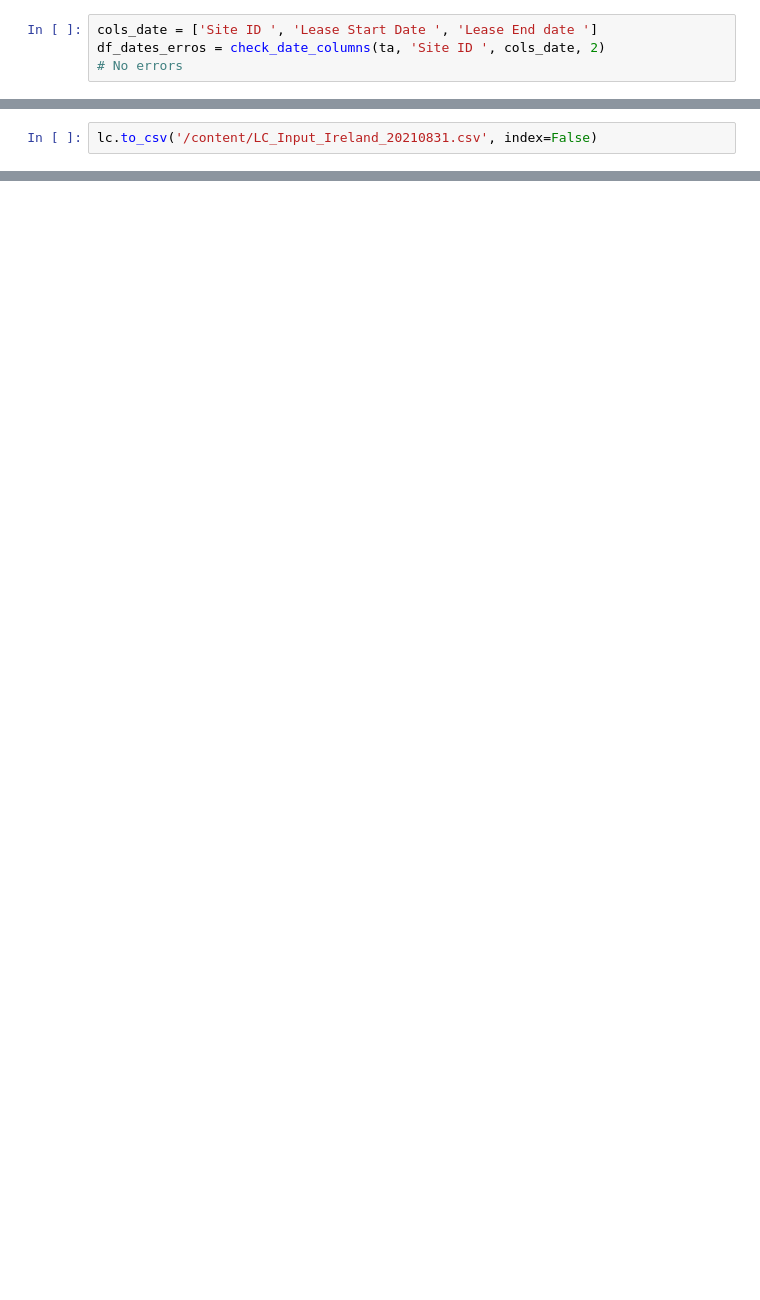
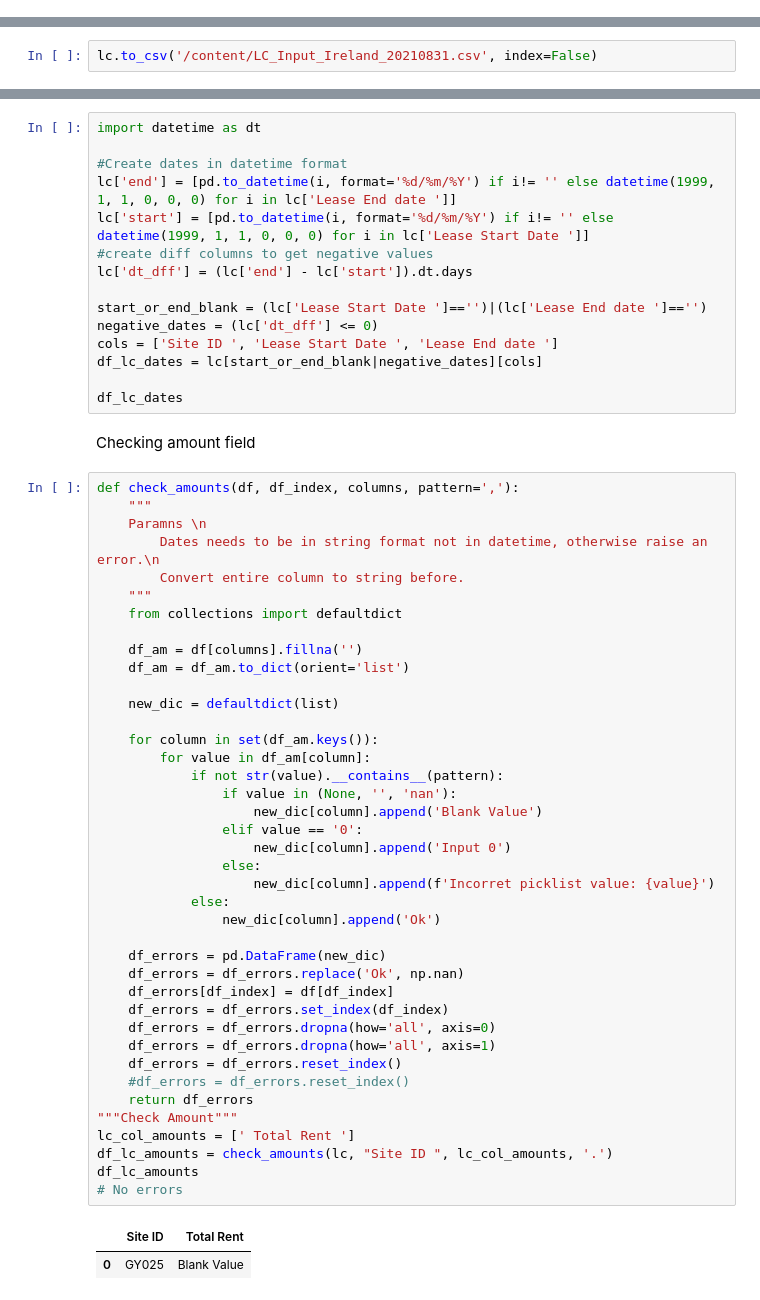
Before and after one commit to emerenan/xlsx_validation, a Jupyter notebook: ie_validations.ipynb, the cells around one changed output, grey strips where cells are left out. Saved outputs shown, nothing was run; the diff lists cells and outputs as text; blank space fills up the shorter version.

```diff
--- a/ie_validations.ipynb
+++ b/ie_validations.ipynb
@@ -1119,6 +823,2 @@ ta['Percentage']
 # %%
 ta.to_csv('/content/TA_Input_Ireland_20210831.csv', index=False)
-# %%
-cols_date = ['Site ID ', 'Lease Start Date ', 'Lease End date ']
-df_dates_erros = check_date_columns(ta, 'Site ID ', cols_date, 2)
-# No errors
@@ -1297,0 +957,60 @@ general_log_erros(df_lc, sheetnames_lc, path_lc)
+# %%
+import datetime as dt
+
+#Create dates in datetime format
+lc['end'] = [pd.to_datetime(i, format='%d/%m/%Y') if i!= '' else datetime(1999, 1, 1, 0, 0, 0) for i in lc['Lease End date ']]
+lc['start'] = [pd.to_datetime(i, format='%d/%m/%Y') if i!= '' else datetime(1999, 1, 1, 0, 0, 0) for i in lc['Lease Start Date ']]
+#create diff columns to get negative values
+lc['dt_dff'] = (lc['end'] - lc['start']).dt.days
+
+start_or_end_blank = (lc['Lease Start Date ']=='')|(lc['Lease End date ']=='')
+negative_dates = (lc['dt_dff'] <= 0)
+cols = ['Site ID ', 'Lease Start Date ', 'Lease End date ']
+df_lc_dates = lc[start_or_end_blank|negative_dates][cols]
+
+df_lc_dates
+# %% [markdown]
+Checking amount field
+# %%
+def check_amounts(df, df_index, columns, pattern=','):
+    """
+    Paramns \n
+        Dates needs to be in string format not in datetime, otherwise raise an error.\n
+        Convert entire column to string before.
+    """
+    from collections import defaultdict
+
+    df_am = df[columns].fillna('')
+    df_am = df_am.to_dict(orient='list')
+
+    new_dic = defaultdict(list)
+
+    for column in set(df_am.keys()):
+        for value in df_am[column]:
+            if not str(value).__contains__(pattern):
+                if value in (None, '', 'nan'):
+                    new_dic[column].append('Blank Value')
+                elif value == '0':
+                    new_dic[column].append('Input 0')
+                else:
+                    new_dic[column].append(f'Incorret picklist value: {value}')
+            else:
+                new_dic[column].append('Ok')
+
+    df_errors = pd.DataFrame(new_dic)
+    df_errors = df_errors.replace('Ok', np.nan)
+    df_errors[df_index] = df[df_index]
+    df_errors = df_errors.set_index(df_index)
+    df_errors = df_errors.dropna(how='all', axis=0)
+    df_errors = df_errors.dropna(how='all', axis=1)
+    df_errors = df_errors.reset_index()
+    #df_errors = df_errors.reset_index()
+    return df_errors
+"""Check Amount"""
+lc_col_amounts = [' Total Rent ']
+df_lc_amounts = check_amounts(lc, "Site ID ", lc_col_amounts, '.')
+df_lc_amounts
+# No errors
+# %% [output]
+|  | Site ID | Total Rent |
+| 0 | GY025 | Blank Value |
```
Also changed, not shown: parts of 59 cells of this notebook.
